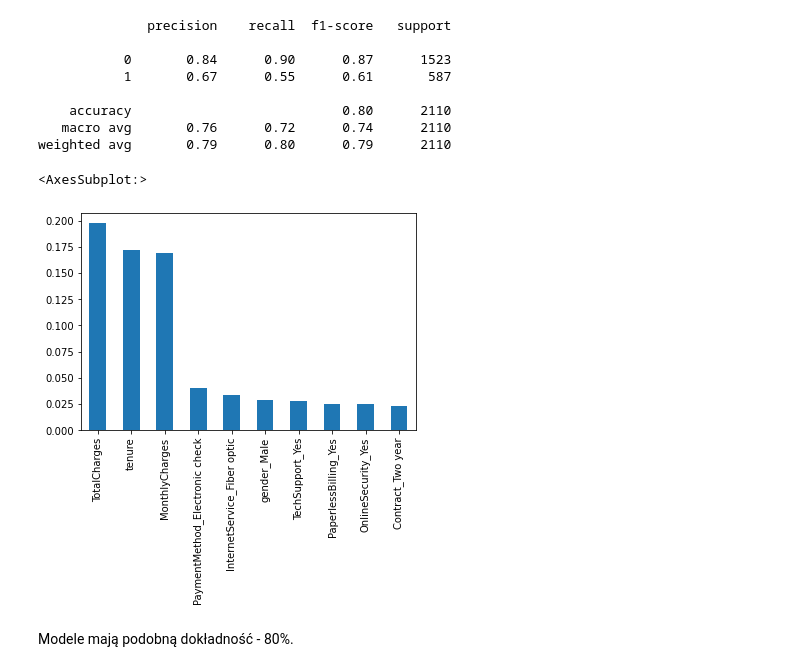
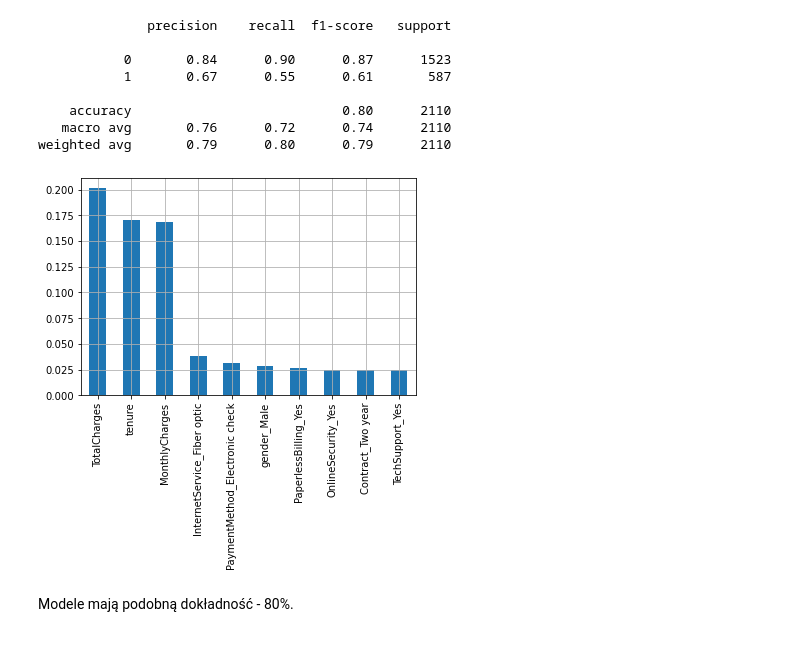
Before and after one commit to SimontheSparrow/client-churn, a Jupyter notebook: Client churn.ipynb, the cells around one changed output. Cells and saved outputs as stored; diff of their text form; code cells hidden in the pictures.

```diff
--- a/Client churn.ipynb
+++ b/Client churn.ipynb
@@ -178,7 +167,7 @@ df.head()
 ## Skonfigurujemy naszą bazę danych do użycia w modelu regresji logistycznej.
 # %%
 df.TotalCharges = pd.to_numeric(df.TotalCharges)
-# df = df.drop(['customerID'], axis = 1)
+df = df.drop(['customerID'], axis = 1)
 df_ml = pd.get_dummies(data = df, drop_first = True)
 # %%
 y = df_ml['Churn_Yes'].values
@@ -290,9 +279,9 @@ weighted avg       0.79      0.80      0.79      2110
 # %%
 importances = model_rf.feature_importances_
 weights = pd.Series(importances, index = X.columns.values)
 weights.sort_values(ascending = False)[:10].plot(kind='bar')
+plt.grid(visible = True)
 # %% [output]
-<AxesSubplot:>
-[figure, old version]
+[figure, new version]
 # %% [markdown]
 Modele mają podobną dokładność - 80%.
```
Also changed, not shown: parts of 9 cells of this notebook.
